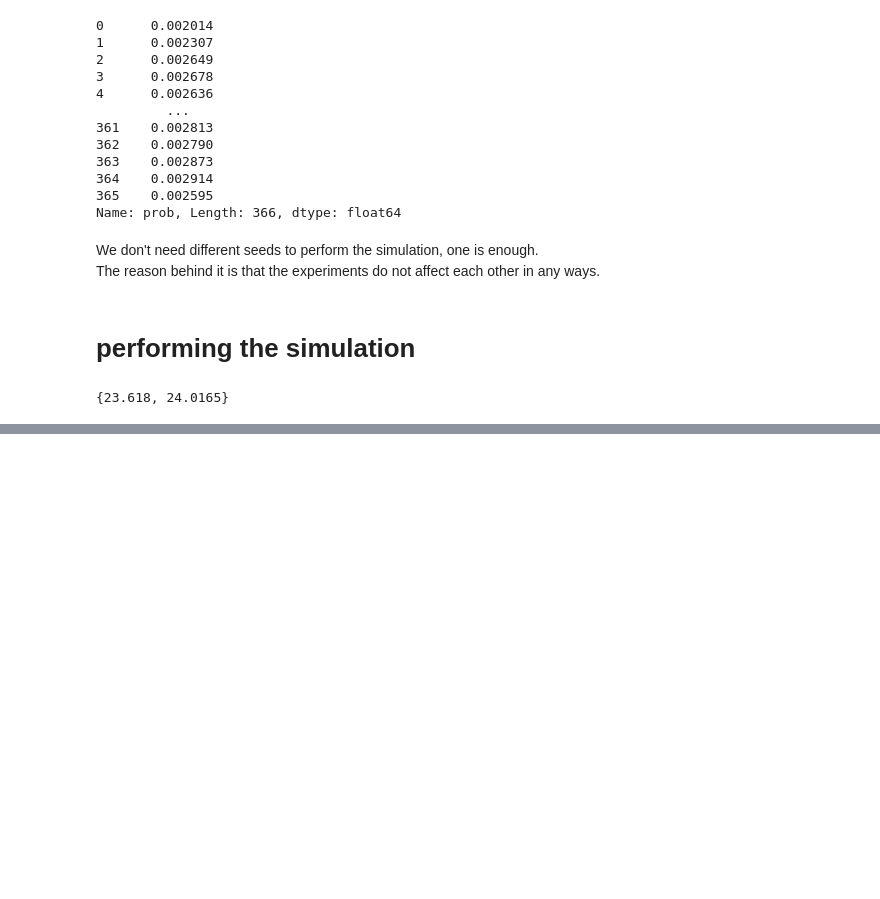
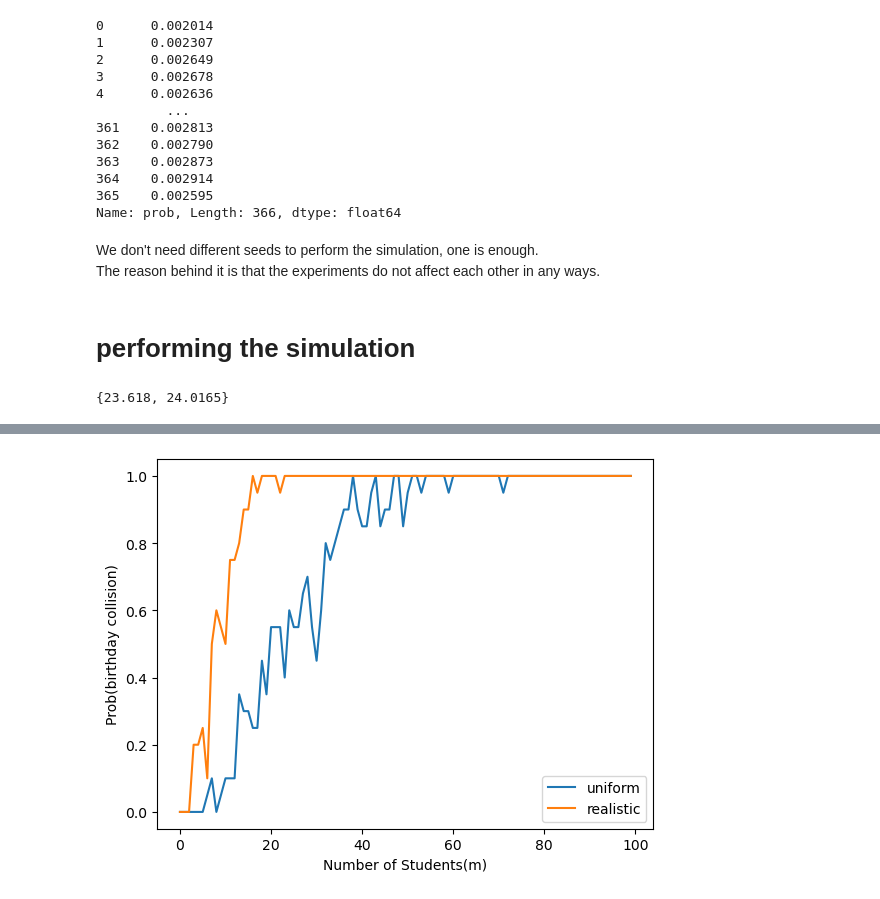
Before and after one commit to DrDoof14/Computer-AidedSimulationsLab, a Jupyter notebook: 10/lab10.ipynb, the cells around one changed output, grey strips where cells are left out. Drawn from its saved outputs; the diff is of its cells as text; code cells hidden in the pictures; blank space fills up the shorter version.

```diff
--- a/10/lab10.ipynb
+++ b/10/lab10.ipynb
@@ -280,0 +294,21 @@ df
+# %%
+list_of_students=[i for i in range(0,100)]
+uniform_prob={}
+real_life_prob={}
+for f in list_of_students:
+    class_uniform=[0]*20
+    class_real_life=[0]*20    #we create classes both for the real-life scenario and also the uniform scenario
+
+    for d in range(len(class_real_life)):
+        uniform_bday=[random.randint(0,365) for _ in range(0,f)]
+        real_life_bday=[int(real_life()) for _ in range(0,f)]
+        # checking if there is a conflict in one specific class and make it 1
+        if len(uniform_bday) != len(set(uniform_bday)):
+            class_uniform[d] = 1
+
+        if len(real_life_bday) != len(set(real_life_bday)):#set removes all the duplicate, so if there's something similiar
+
+            class_real_life[d] = 1
+#probablities
+    uniform_prob.update({f:(sum(class_uniform)/len(class_uniform))})
+    real_life_prob.update({f:(sum(class_real_life)/len(class_real_life))})
@@ -280,0 +319,9 @@ df
+# %%
+plt.plot(uniform_prob.keys(), uniform_prob.values(), label='uniform')
+plt.plot(real_life_prob.keys(), real_life_prob.values(), label='realistic')
+plt.xlabel('Number of Students(m)')
+plt.ylabel('Prob(birthday collision)')
+plt.legend()
+plt.show()
+# %% [output]
+[figure, added]
```
Also changed, not shown: parts of 16 cells of this notebook, 1 other file.
